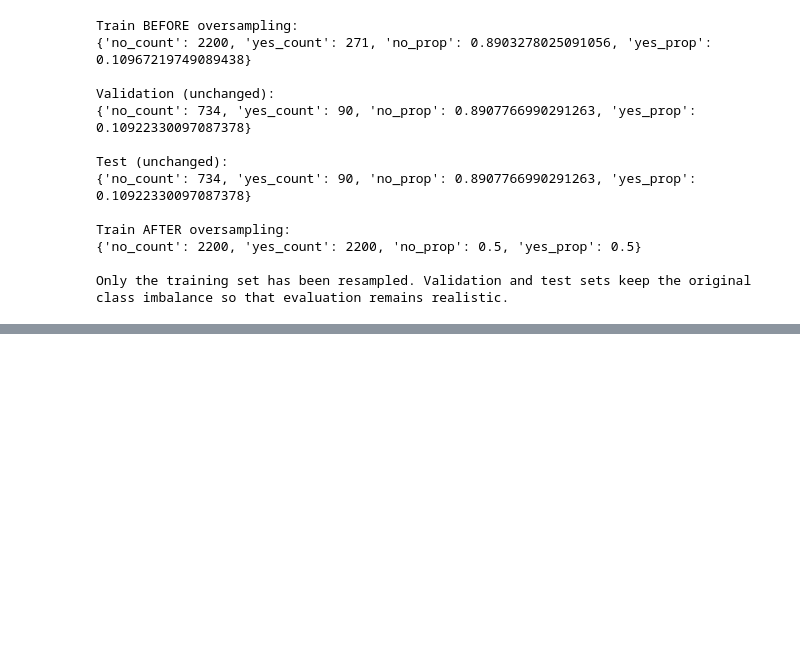
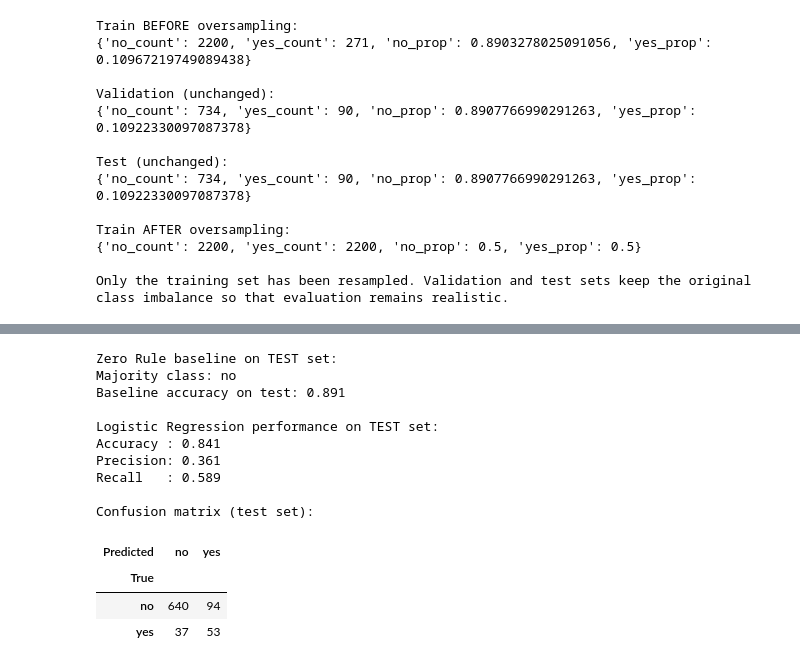
Before and after one commit to viktoriiastepp/ML-fundamentals-2026, a Jupyter notebook: assignment_1_viktoriia_stepanenko.ipynb, the cells around one changed output, grey strips where cells are left out. Cells and saved outputs as stored; diff of their text form; code cells hidden in the pictures; blank space fills up the shorter version.

```diff
--- a/assignment_1_viktoriia_stepanenko.ipynb
+++ b/assignment_1_viktoriia_stepanenko.ipynb
@@ -913,0 +1020,53 @@ Only the training set has been resampled. Validation and test sets keep the orig
+# %%
+# Task 10 – Final evaluation on the test set
+
+from sklearn.metrics import accuracy_score, precision_score, recall_score, confusion_matrix
+
+# 1. Zero Rule baseline on the test set (always predict majority class in test).
+majority_class_test = y_test.value_counts().idxmax()
+y_test_baseline = pd.Series(majority_class_test, index=y_test.index)
+
+test_baseline_acc = accuracy_score(y_test, y_test_baseline)
+
+print("Zero Rule baseline on TEST set:")
+print(f"Majority class: {majority_class_test}")
+print(f"Baseline accuracy on test: {test_baseline_acc:.3f}")
+
+# 2. Logistic Regression on test set (using the model trained in Task 9).
+X_test_model = X_test_final
+
+y_test_pred = log_reg.predict(X_test_model)
+
+test_acc = accuracy_score(y_test, y_test_pred)
+test_prec = precision_score(y_test, y_test_pred, pos_label="yes")
+test_rec = recall_score(y_test, y_test_pred, pos_label="yes")
+
+print("\nLogistic Regression performance on TEST set:")
+print(f"Accuracy : {test_acc:.3f}")
+print(f"Precision: {test_prec:.3f}")
+print(f"Recall   : {test_rec:.3f}")
+
+cm_test = confusion_matrix(y_test, y_test_pred, labels=["no", "yes"])
+cm_test_df = pd.DataFrame(
+    cm_test,
+    index=pd.Index(["no", "yes"], name="True"),
+    columns=pd.Index(["no", "yes"], name="Predicted"),
+)
+
+print("\nConfusion matrix (test set):")
+display(cm_test_df)
+# %% [output]
+Zero Rule baseline on TEST set:
+Majority class: no
+Baseline accuracy on test: 0.891
+
+Logistic Regression performance on TEST set:
+Accuracy : 0.841
+Precision: 0.361
+Recall   : 0.589
+
+Confusion matrix (test set):
+| Predicted | no | yes |
+| True |  |  |
+| no | 640 | 94 |
+| yes | 37 | 53 |
```
Also changed, not shown: parts of 3 cells of this notebook.
